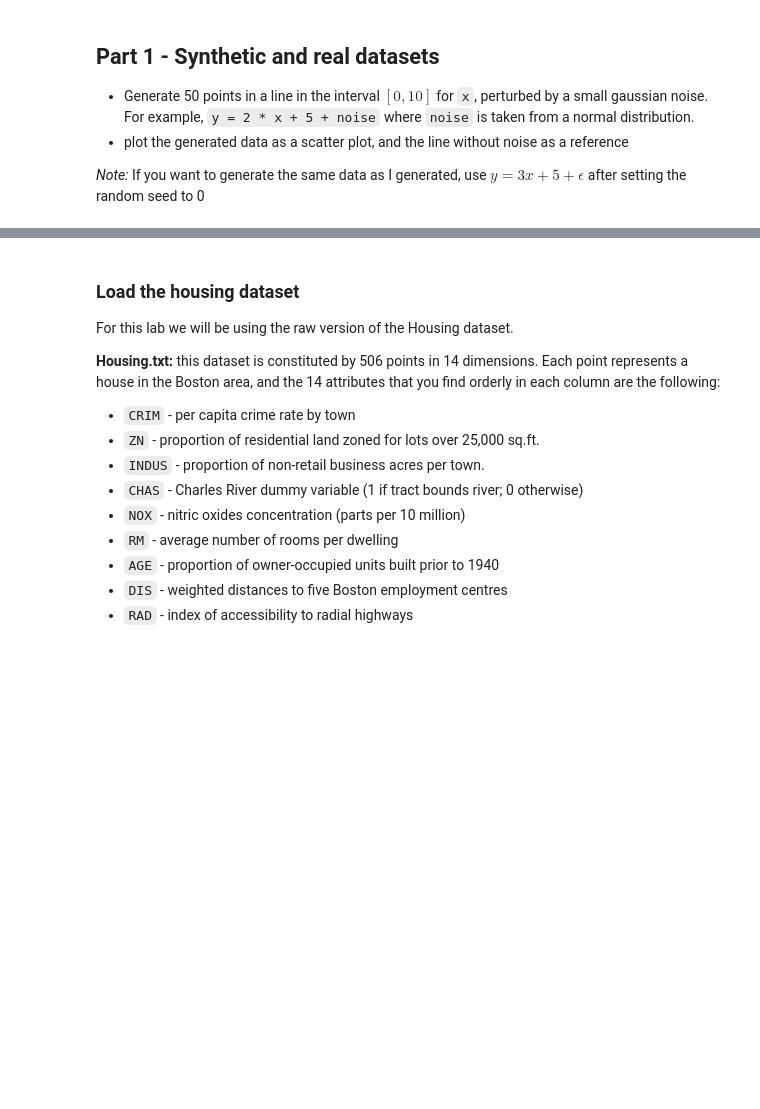
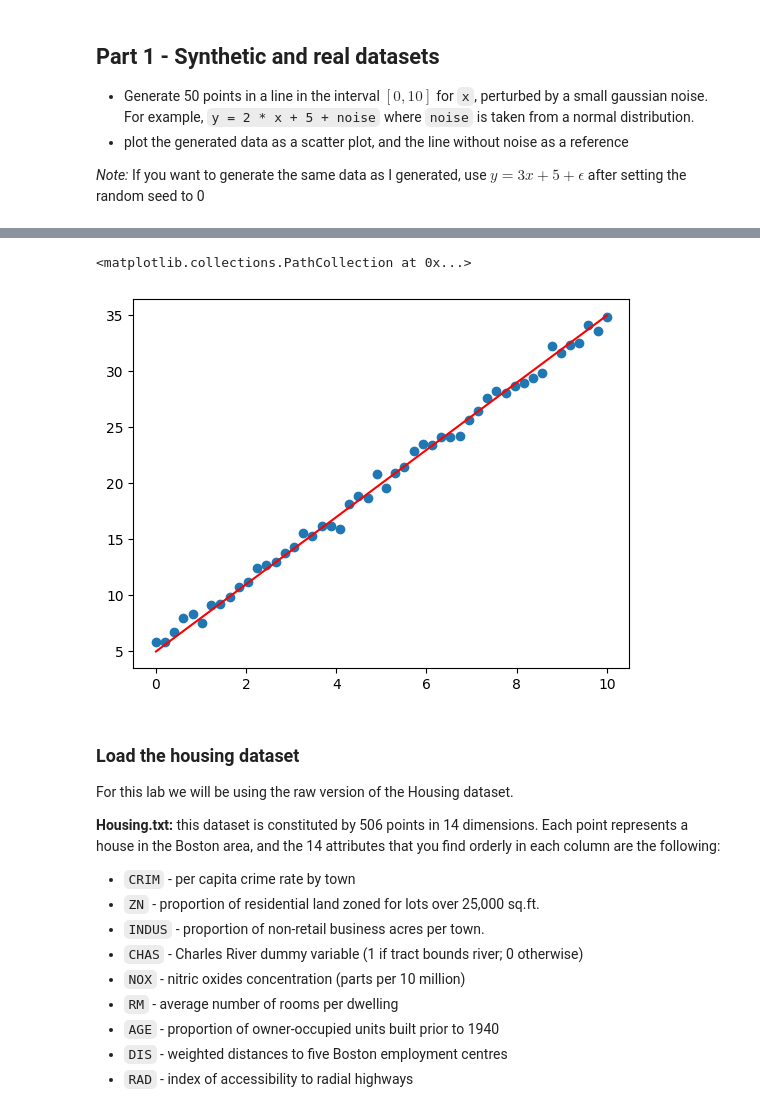
Before and after one commit to davi-dressler/fgv_tacd, a Jupyter notebook: fgv-class-2026-Lab1-Linear_Regression/Lab 04 -- Linear Regression.ipynb, the cells around one changed output, grey strips where cells are left out. Drawn from its saved outputs; the diff is of its cells as text; code cells hidden in the pictures; blank space fills up the shorter version.

```diff
--- a/fgv-class-2026-Lab1-Linear_Regression/Lab 04 -- Linear Regression.ipynb
+++ b/fgv-class-2026-Lab1-Linear_Regression/Lab 04 -- Linear Regression.ipynb
@@ -20,3 +17,17 @@ In this lab, we are going to implement a Linear Regression model "by hand" and a
+# %%
+# your code here
+np.random.seed(0)
+x = np.linspace(0, 10, num= 50)
+noise = np.random.normal(0, 0.5, size= 50)
+
+y = 3*x + 5
+y_perturbed = y + noise
+
+plt.plot(x, y, color = "red")
+plt.scatter(x= x, y= y_perturbed)
+# %% [output]
+<matplotlib.collections.PathCollection at 0x...>
+[figure, added]
 # %% [markdown]
 ### Load the housing dataset
 
```
Also changed, not shown: parts of 29 cells of this notebook.
